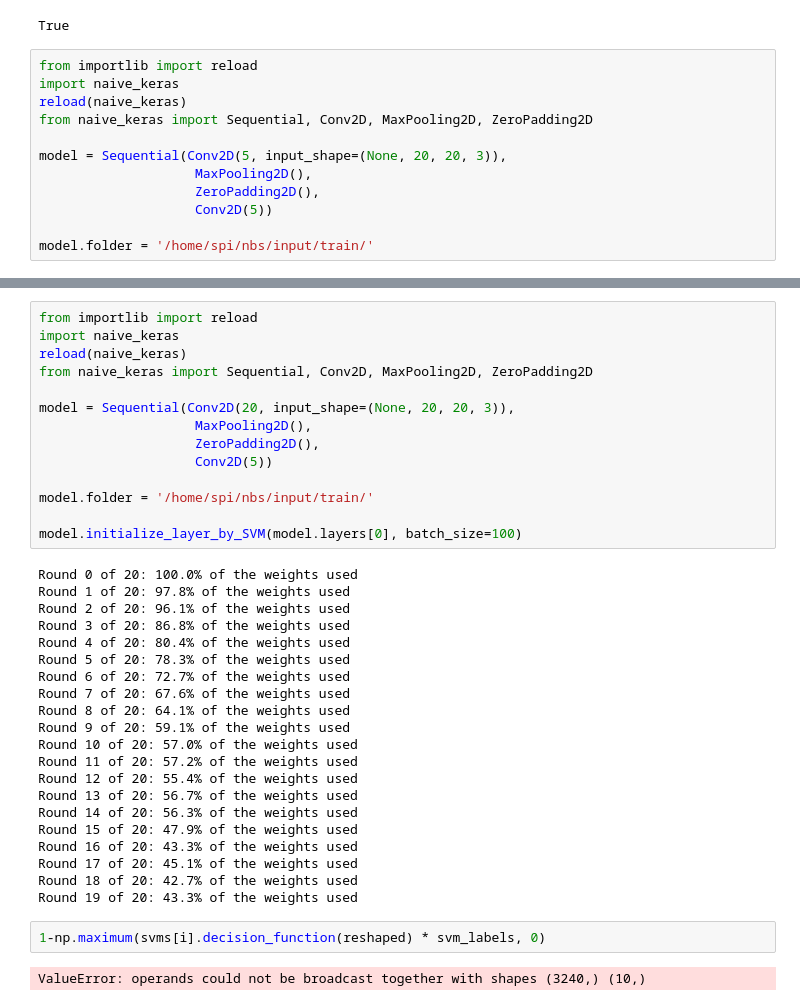
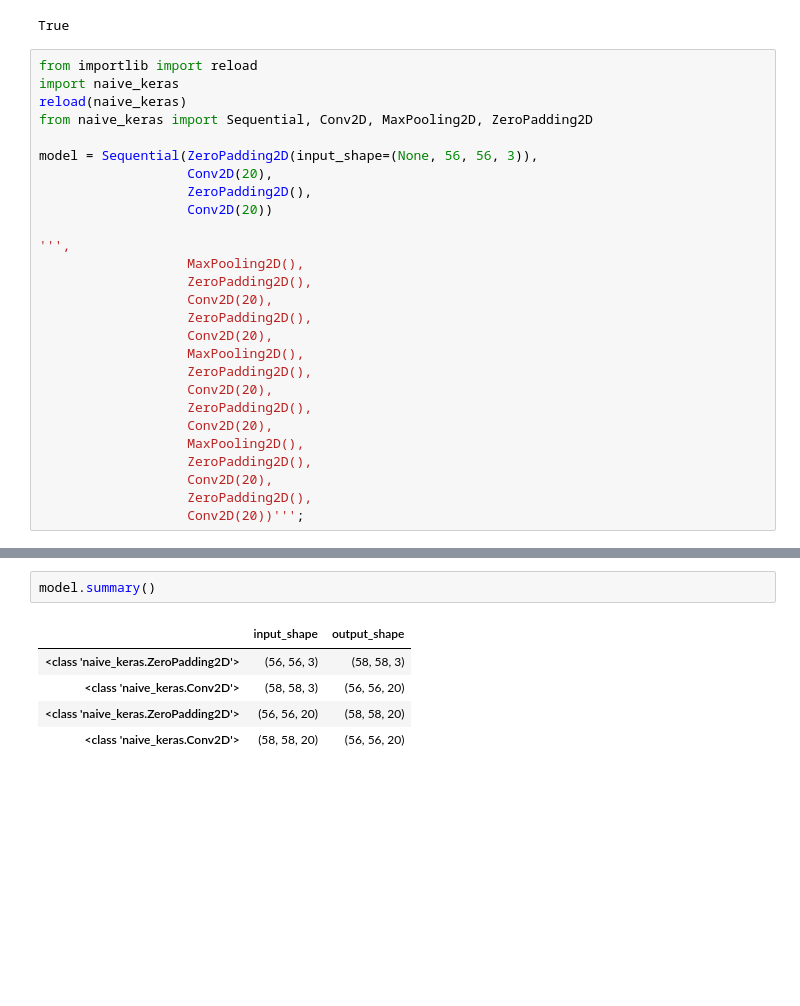
Before and after one commit to mspinaci/deep-learning-examples, a Jupyter notebook: Try without Keras.ipynb, the cells around one changed output, grey strips where cells are left out. Saved outputs shown, nothing was run; the diff lists cells and outputs as text; blank space fills up the shorter version.

```diff
--- a/Try without Keras.ipynb
+++ b/Try without Keras.ipynb
@@ -32,9 +32,24 @@ import naive_keras
 reload(naive_keras)
 from naive_keras import Sequential, Conv2D, MaxPooling2D, ZeroPadding2D
 
-model = Sequential(Conv2D(5, input_shape=(None, 20, 20, 3)),
-                    MaxPooling2D(),
-                    ZeroPadding2D(),
-                    Conv2D(5))
+model = Sequential(ZeroPadding2D(input_shape=(None, 56, 56, 3)),
+                   Conv2D(20),
+                   ZeroPadding2D(),
+                   Conv2D(20))
 
-model.folder = '/home/spi/nbs/input/train/'
+''',
+                   MaxPooling2D(),
+                   ZeroPadding2D(),
+                   Conv2D(20),
+                   ZeroPadding2D(),
+                   Conv2D(20),
+                   MaxPooling2D(),
+                   ZeroPadding2D(),
+                   Conv2D(20),
+                   ZeroPadding2D(),
+                   Conv2D(20),
+                   MaxPooling2D(),
+                   ZeroPadding2D(),
+                   Conv2D(20),
+                   ZeroPadding2D(),
+                   Conv2D(20))''';
@@ -158,39 +56,8 @@ Round 19 of 20: 33.8% of the weights used
-# %%
-from importlib import reload
-import naive_keras
-reload(naive_keras)
-from naive_keras import Sequential, Conv2D, MaxPooling2D, ZeroPadding2D
-
-model = Sequential(Conv2D(20, input_shape=(None, 20, 20, 3)),
-                    MaxPooling2D(),
-                    ZeroPadding2D(),
-                    Conv2D(5))
-
-model.folder = '/home/spi/nbs/input/train/'
-
-model.initialize_layer_by_SVM(model.layers[0], batch_size=100)
-# %% [output]
-Round 0 of 20: 100.0% of the weights used
-Round 1 of 20: 97.8% of the weights used
-Round 2 of 20: 96.1% of the weights used
-Round 3 of 20: 86.8% of the weights used
-Round 4 of 20: 80.4% of the weights used
-Round 5 of 20: 78.3% of the weights used
-Round 6 of 20: 72.7% of the weights used
-Round 7 of 20: 67.6% of the weights used
-Round 8 of 20: 64.1% of the weights used
-Round 9 of 20: 59.1% of the weights used
-Round 10 of 20: 57.0% of the weights used
-Round 11 of 20: 57.2% of the weights used
-Round 12 of 20: 55.4% of the weights used
-Round 13 of 20: 56.7% of the weights used
-Round 14 of 20: 56.3% of the weights used
-Round 15 of 20: 47.9% of the weights used
-Round 16 of 20: 43.3% of the weights used
-Round 17 of 20: 45.1% of the weights used
-Round 18 of 20: 42.7% of the weights used
-Round 19 of 20: 43.3% of the weights used
-# %%
-1-np.maximum(svms[i].decision_function(reshaped) * svm_labels, 0)
-# %% [output]
-ValueError: operands could not be broadcast together with shapes (3240,) (10,)
+# %%
+model.summary()
+# %% [output]
+|  | input_shape | output_shape |
+| <class 'naive_keras.ZeroPadding2D'> | (56, 56, 3) | (58, 58, 3) |
+| <class 'naive_keras.Conv2D'> | (58, 58, 3) | (56, 56, 20) |
+| <class 'naive_keras.ZeroPadding2D'> | (56, 56, 20) | (58, 58, 20) |
+| <class 'naive_keras.Conv2D'> | (58, 58, 20) | (56, 56, 20) |
```
Also changed, not shown: parts of 20 cells of this notebook, 1 other file.
